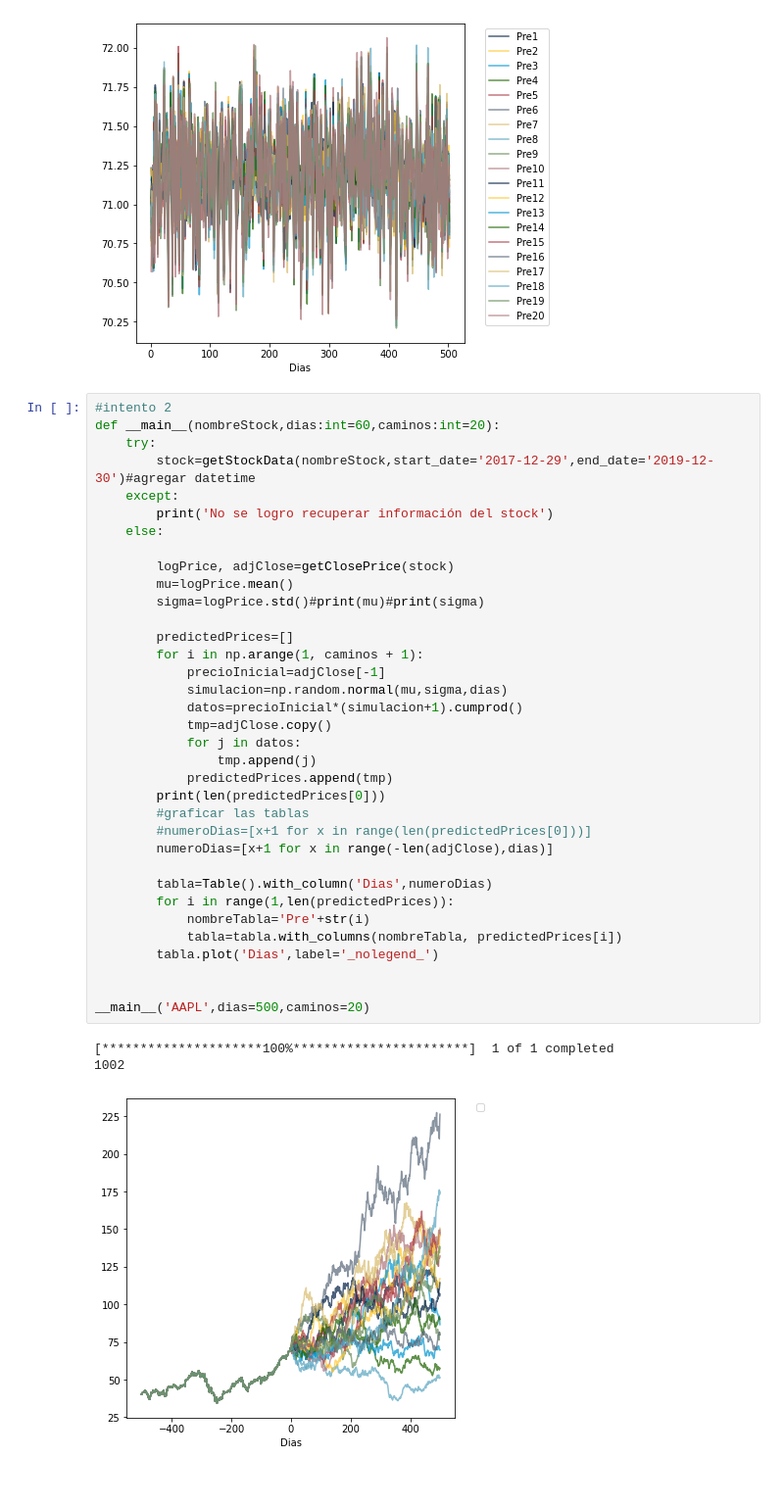
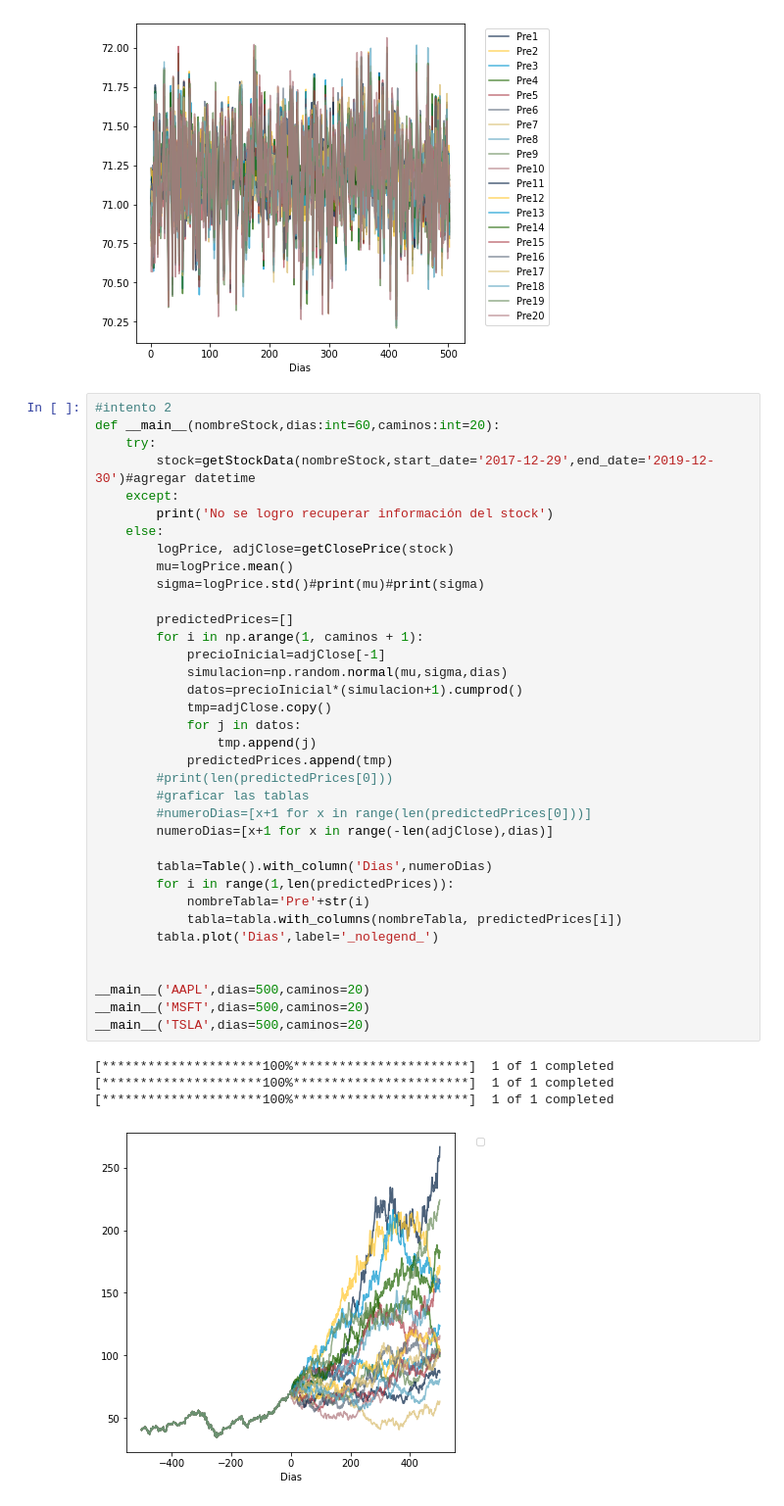
Before and after one commit to arath11/StockPriceSimulator, a Jupyter notebook: notebok.ipynb, the cells around one changed output. Shown: that part at 98% size. Saved outputs shown, nothing was run; the diff lists cells and outputs as text.

```diff
--- a/notebok.ipynb
+++ b/notebok.ipynb
@@ -78,34 +78,36 @@ def __main__(nombreStock,dias:int=60,caminos:int=20):
     except:
         print('No se logro recuperar información del stock')
     else:
-
         logPrice, adjClose=getClosePrice(stock)
         mu=logPrice.mean()
         sigma=logPrice.std()#print(mu)#print(sigma)
 
         predictedPrices=[]
         for i in np.arange(1, caminos + 1):
             precioInicial=adjClose[-1]
             simulacion=np.random.normal(mu,sigma,dias)
             datos=precioInicial*(simulacion+1).cumprod()
             tmp=adjClose.copy()
             for j in datos:
                 tmp.append(j)
             predictedPrices.append(tmp)
-        print(len(predictedPrices[0]))
+        #print(len(predictedPrices[0]))
         #graficar las tablas
         #numeroDias=[x+1 for x in range(len(predictedPrices[0]))]
         numeroDias=[x+1 for x in range(-len(adjClose),dias)]
 
         tabla=Table().with_column('Dias',numeroDias)
         for i in range(1,len(predictedPrices)):
             nombreTabla='Pre'+str(i)
             tabla=tabla.with_columns(nombreTabla, predictedPrices[i])
         tabla.plot('Dias',label='_nolegend_')
 
 
 __main__('AAPL',dias=500,caminos=20)
+__main__('MSFT',dias=500,caminos=20)
+__main__('TSLA',dias=500,caminos=20)
 # %% [output]
 [*********************100%***********************]  1 of 1 completed
-1002
+[*********************100%***********************]  1 of 1 completed
+[*********************100%***********************]  1 of 1 completed
-[figure, old version]
+[figure, new version]
```
Also changed, not shown: parts of 1 cell of this notebook, 1 other file.
